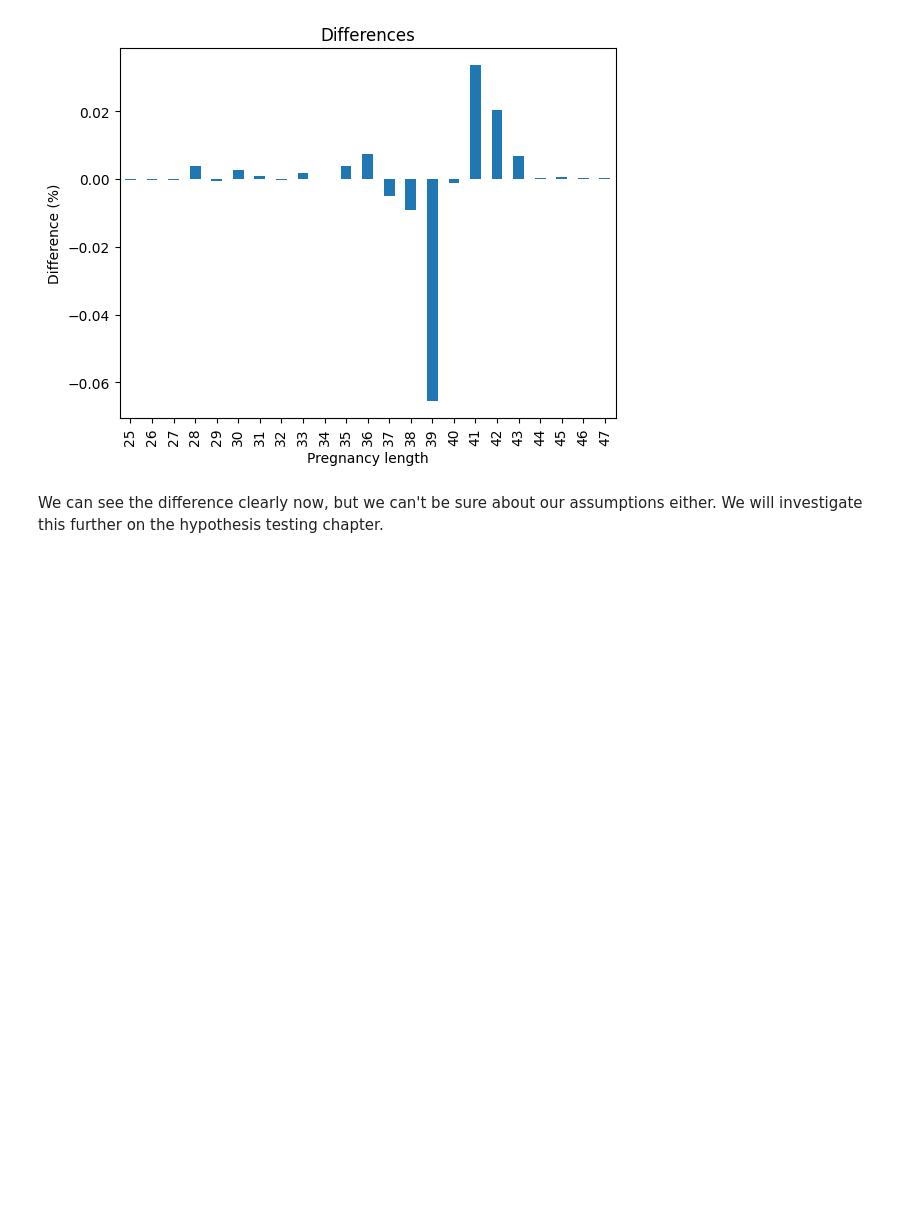
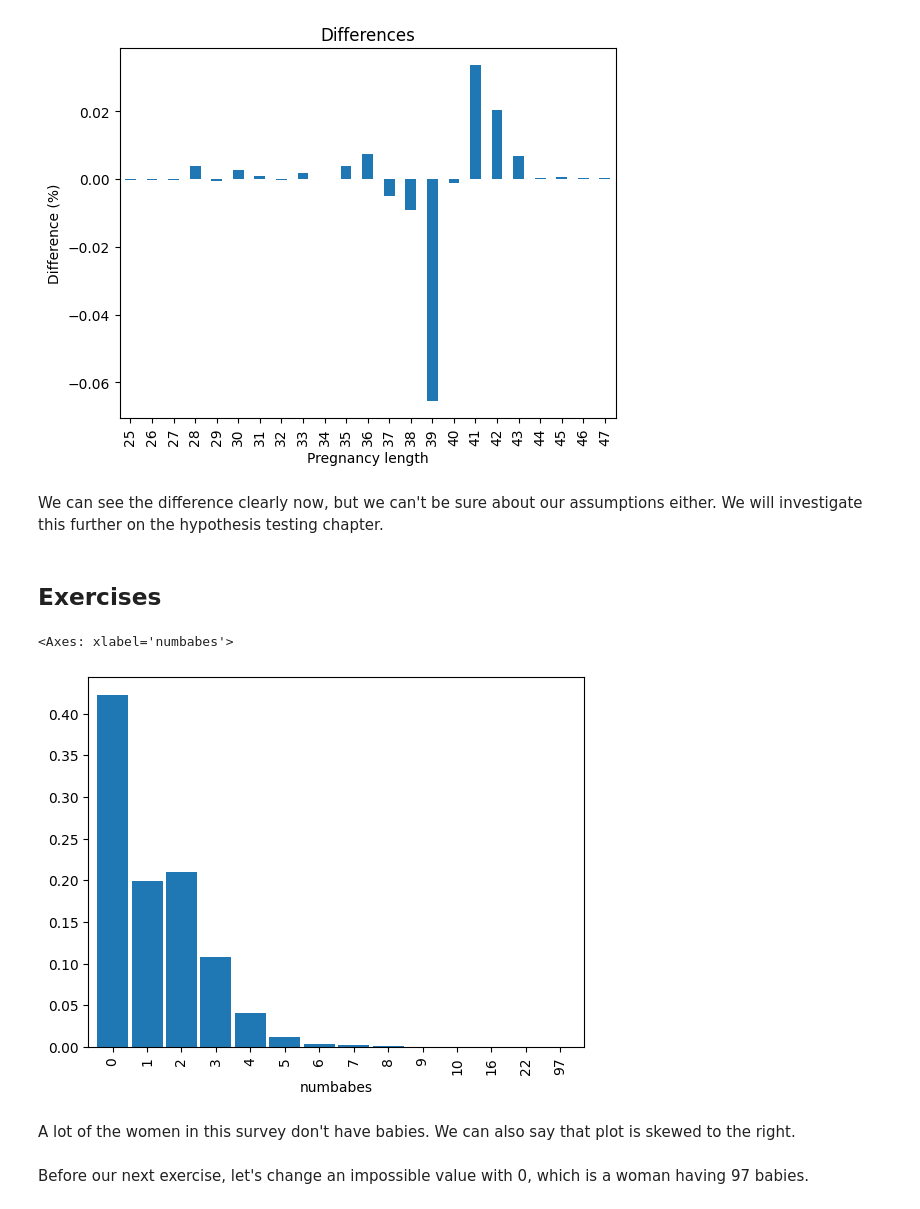
Before and after one commit to dybdeskarphet/statistics, a Jupyter notebook: notes/think_stats/03_pmf.ipynb, the cells around one changed output. Drawn from its saved outputs; the diff is of its cells as text; code cells hidden in the pictures; blank space fills up the shorter version.

Commit message:
Add exercises to PMF chapter

```diff
--- a/notes/think_stats/03_pmf.ipynb
+++ b/notes/think_stats/03_pmf.ipynb
@@ -141,3 +141,18 @@ plt.show()
 [figure]
 # %% [markdown]
 We can see the difference clearly now, but we can't be sure about our assumptions either. We will investigate this further on the hypothesis testing chapter.
+# %% [markdown]
+## Exercises
+# %%
+from statadict import parse_stata_dict
+fem_dict = parse_stata_dict('./data/2002FemResp.dct')
+fem = pd.read_fwf('./data/2002FemResp.dat', names=fem_dict.names, colspecs=fem_dict.colspecs)
+# %%
+fem["numbabes"].value_counts(normalize=True).sort_index().plot(kind="bar", width=0.9)
+# %% [output]
+<Axes: xlabel='numbabes'>
+[figure, added]
+# %% [markdown]
+A lot of the women in this survey don't have babies. We can also say that plot is skewed to the right.
+# %% [markdown]
+Before our next exercise, let's change an impossible value with 0, which is a woman having 97 babies.
```
Also changed, not shown: parts of 15 cells of this notebook, 1 other file.
